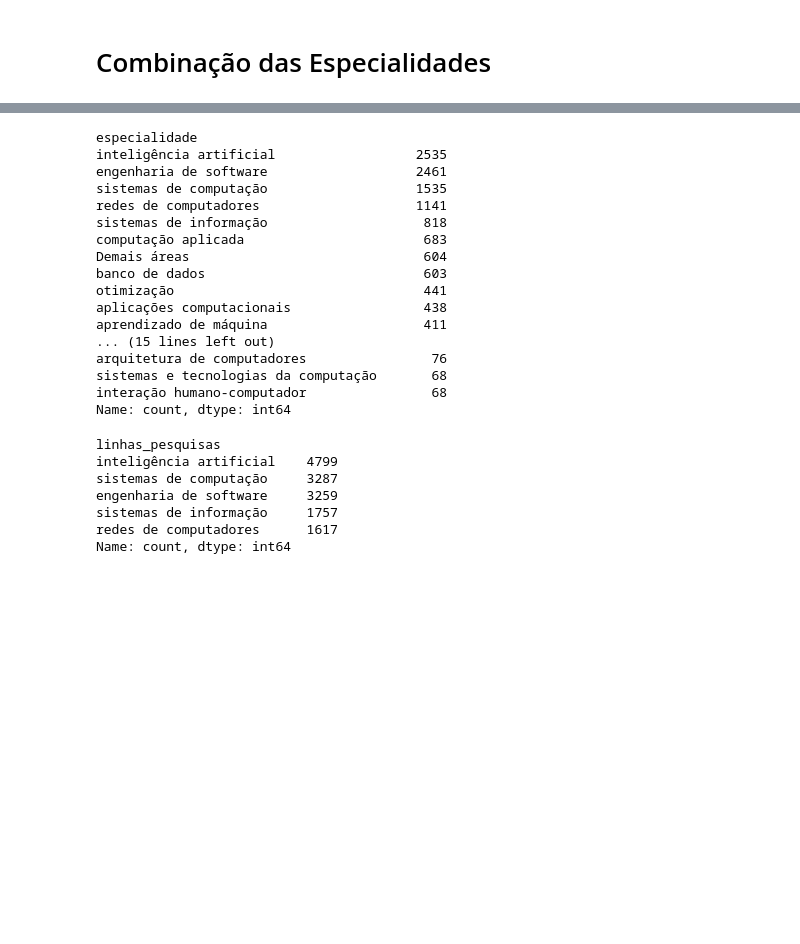
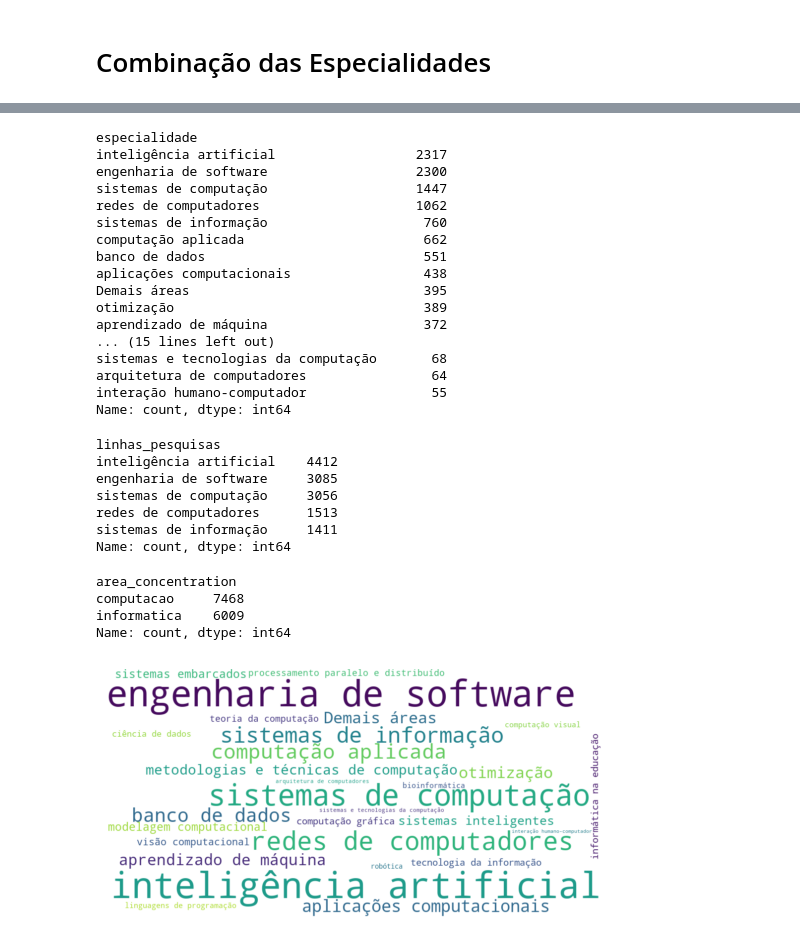
Before and after one commit to jeancarloscc/OrientPOSCOMP-System, a Jupyter notebook: notebooks/2.2-jc-specialty_combined.ipynb, the cells around one changed output, grey strips where cells are left out. Saved outputs shown, nothing was run; the diff lists cells and outputs as text; code cells hidden in the pictures; blank space fills up the shorter version.

```diff
--- a/notebooks/2.2-jc-specialty_combined.ipynb
+++ b/notebooks/2.2-jc-specialty_combined.ipynb
@@ -9,2 +11,4 @@
 # %%
 df_poscomp = pd.read_csv('../dados/processed/dados_poscomp_completo.csv')
+# %%
+df_poscomp = df_poscomp.query('ano != 2023 & ano != 2022')
@@ -12,21 +32,21 @@ df_poscomp = pd.read_csv('../dados/processed/dados_poscomp_completo.csv')
 df_poscomp['especialidade'].value_counts()
 # %% [output]
 especialidade
-inteligência artificial                  2535
-engenharia de software                   2461
-sistemas de computação                   1535
-redes de computadores                    1141
-sistemas de informação                    818
-computação aplicada                       683
-Demais áreas                              604
-banco de dados                            603
-otimização                                441
+inteligência artificial                  2317
+engenharia de software                   2300
+sistemas de computação                   1447
+redes de computadores                    1062
+sistemas de informação                    760
+computação aplicada                       662
+banco de dados                            551
 aplicações computacionais                 438
-aprendizado de máquina                    411
+Demais áreas                              395
+otimização                                389
+aprendizado de máquina                    372
 ... (15 lines left out)
-arquitetura de computadores                76
 sistemas e tecnologias da computação       68
-interação humano-computador                68
+arquitetura de computadores                64
+interação humano-computador                55
 Name: count, dtype: int64
 # %%
 topicos_inteligencia = [
@@ -100,10 +120,10 @@ df_poscomp["linhas_pesquisas"] = np.select(condicoes, valores, default="Demais a
 df_poscomp["linhas_pesquisas"].value_counts()
 # %% [output]
 linhas_pesquisas
-inteligência artificial    4799
-sistemas de computação     3287
-engenharia de software     3259
-sistemas de informação     1757
-redes de computadores      1617
+inteligência artificial    4412
+engenharia de software     3085
+sistemas de computação     3056
+redes de computadores      1513
+sistemas de informação     1411
 Name: count, dtype: int64
 # %%
@@ -115,43 +135,50 @@ areas_computation = ['inteligência artificial',
 
 areas_information = ['redes de computadores',
                      'engenharia de software',
-                     'Outros'
+                     'sistemas de informação'
                     ]
 # %%
 # Defina as condições e os valores correspondentes para a nova coluna
 condicoes = [
-    df['linhas_pesquisas'].isin(areas_computation),
-    df['linhas_pesquisas'].isin(areas_information),
+    df_poscomp['linhas_pesquisas'].isin(areas_computation),
+    df_poscomp['linhas_pesquisas'].isin(areas_information),
 ]
 
 valores = ['computacao', 'informatica']  # Valores correspondentes às condições
 
 # Use a função numpy.select para criar a nova coluna
-df['area_concentration'] = np.select(condicoes, valores, default='Outro')
+df_poscomp['area_concentration'] = np.select(condicoes, valores, default='Outro')
 
 # Exiba o DataFrame resultante
-df['area_concentration'].value_counts()
+df_poscomp['area_concentration'].value_counts()
+# %% [output]
+area_concentration
+computacao     7468
+informatica    6009
+Name: count, dtype: int64
 # %%
 from wordcloud import WordCloud
 # %%
-text = df['especialidade'].value_counts()[:80]
+text = df_poscomp['especialidade'].value_counts()[:80]
 text = text.to_dict()
 
 stopwords = set(['o', 'a', 'e', 'é', 'de', 'da', 'do', 'para', ' e'])
 
 wordcloud2 = WordCloud(background_color="white",
                        random_state=42,
                        min_word_length=3,
                         width=1000, height=500,
                         stopwords=stopwords
                        ).generate_from_frequencies(text)
 # WordCloud.generate_from_frequencies
 
 plt.imshow(wordcloud2, interpolation="bilinear")
 plt.axis("off")
 # plt.margins(x=0, y=0)
 plt.savefig('../imagens/nuvem_palavras.pdf', format='pdf', dpi = 300, bbox_inches='tight')
 plt.show()
+# %% [output]
+[figure, added]
 # %%
 # contagem_areas = data_poscomp.groupby(['ESTADO', 'ESPECIALIDADE']).size().reset_index(name='CONTAGEM')
 # contagem_areas = contagem_areas.sort_values(['ESTADO', 'CONTAGEM'], ascending=[True, False])
```
Also changed, not shown: parts of 16 cells of this notebook, 11 other files.
